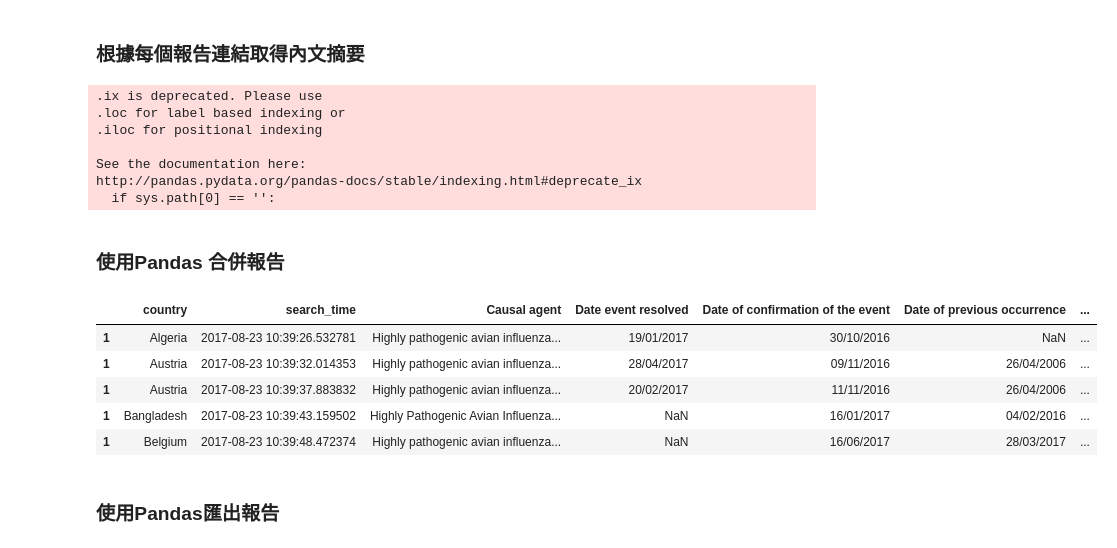
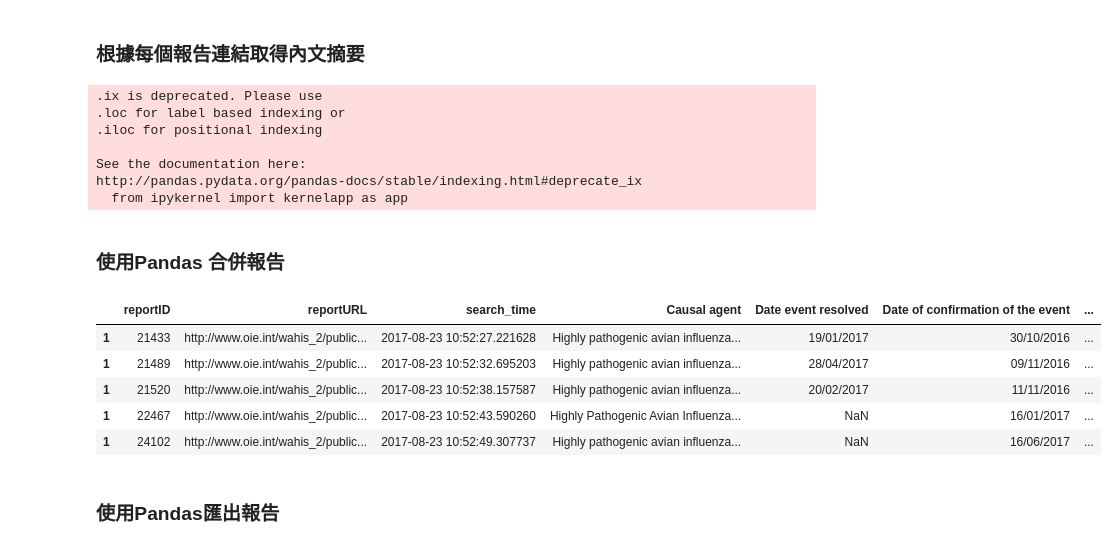
Before and after one commit to ywchiu/cdc_course, a Jupyter notebook: Demo20170823.ipynb, the cells around one changed output. Drawn from its saved outputs; the diff is of its cells as text; code cells hidden in the pictures.

```diff
--- a/Demo20170823.ipynb
+++ b/Demo20170823.ipynb
@@ -36,8 +36,11 @@ datetime.now()
 # %% [output]
 datetime.datetime(2017, 8, 23, 10, 38, 40, 709239)
 # %%
-def getReportDetail(reportURL):
-    res  = requests.get(reportURL)
+reportURL = 'http://www.oie.int/wahis_2/public/wahid.php/Reviewreport/Review?page_refer=MapFullEventReport&reportid={}'
+
+def getReportDetail(reportID):
+    url  = reportURL.format(reportID)
+    res  = requests.get(url)
     soup = BeautifulSoup(res.text, 'html.parser')
     country = soup.select('.Rap12-Subtitle')[0].contents[-1]
 
@@ -55,13 +58,18 @@ def getReportDetail(reportURL):
 
     # 增添抓取時間
     df['search_time'] = datetime.now()
+
+    #增添reportID
+    df['reportID']  = reportID
+
+    # 增添 reportURL
+    df['reportURL'] = url
     return df
 # %% [markdown]
 ### 根據每個報告連結取得內文摘要
 # %%
 import re
 
-reportURL = 'http://www.oie.int/wahis_2/public/wahid.php/Reviewreport/Review?page_refer=MapFullEventReport&reportid={}'
 
 cnt = 0
 report_ary = []
@@ -69,7 +77,7 @@ for link in alinks:
     if 'MapFullEventReport' in link['href']:
         # method 1: use split and strip
         reportid = link['href'].split(',',)[1].strip(');')
-        report_ary.append(getReportDetail(reportURL.format(reportid)))
+        report_ary.append(getReportDetail(reportid))
 
         # 當取得第五份報告時, 停止, 如果要取得所有報告, 就把下面程式碼拿掉
         cnt = cnt + 1
@@ -86,26 +94,26 @@ for link in alinks:
 
 See the documentation here:
 http://pandas.pydata.org/pandas-docs/stable/indexing.html#deprecate_ix
-  if sys.path[0] == '':
+  from ipykernel import kernelapp as app
 # %% [markdown]
 ### 使用Pandas 合併報告
 # %%
 reportdf = pandas.concat(report_ary)
 reportdf.columns
-reportdf = reportdf[(['country', 'search_time','Causal agent', 'Date event resolved',
+reportdf = reportdf[(['reportID', 'reportURL', 'search_time', 'Causal agent', 'Date event resolved',
        'Date of confirmation of the event', 'Date of previous occurrence',
        'Date of start of the event', 'Date submitted to OIE',
        'Manifestation of disease', 'Nature of diagnosis',
        'Reason for notification', 'Related reports', 'Report date',
-       'Report type', 'Serotype', 'This event pertains to'])]
+       'Report type', 'Serotype', 'This event pertains to', 'country'])]
 reportdf.head()
 # %% [output]
-|  | country | search_time | Causal agent | Date event resolved | Date of confirmation of the event | Date of previous occurrence | ... |
-| 1 | Algeria | 2017-08-23 10:39:26.532781 | Highly pathogenic avian influenza... | 19/01/2017 | 30/10/2016 | NaN | ... |
-| 1 | Austria | 2017-08-23 10:39:32.014353 | Highly pathogenic avian influenza... | 28/04/2017 | 09/11/2016 | 26/04/2006 | ... |
-| 1 | Austria | 2017-08-23 10:39:37.883832 | Highly pathogenic avian influenza... | 20/02/2017 | 11/11/2016 | 26/04/2006 | ... |
-| 1 | Bangladesh | 2017-08-23 10:39:43.159502 | Highly Pathogenic Avian Influenza... | NaN | 16/01/2017 | 04/02/2016 | ... |
-| 1 | Belgium | 2017-08-23 10:39:48.472374 | Highly pathogenic avian influenza... | NaN | 16/06/2017 | 28/03/2017 | ... |
+|  | reportID | reportURL | search_time | Causal agent | Date event resolved | Date of confirmation of the event | ... |
+| 1 | 21433 | http://www.oie.int/wahis_2/public... | 2017-08-23 10:52:27.221628 | Highly pathogenic avian influenza... | 19/01/2017 | 30/10/2016 | ... |
+| 1 | 21489 | http://www.oie.int/wahis_2/public... | 2017-08-23 10:52:32.695203 | Highly pathogenic avian influenza... | 28/04/2017 | 09/11/2016 | ... |
+| 1 | 21520 | http://www.oie.int/wahis_2/public... | 2017-08-23 10:52:38.157587 | Highly pathogenic avian influenza... | 20/02/2017 | 11/11/2016 | ... |
+| 1 | 22467 | http://www.oie.int/wahis_2/public... | 2017-08-23 10:52:43.590260 | Highly Pathogenic Avian Influenza... | NaN | 16/01/2017 | ... |
+| 1 | 24102 | http://www.oie.int/wahis_2/public... | 2017-08-23 10:52:49.307737 | Highly pathogenic avian influenza... | NaN | 16/06/2017 | ... |
 # %% [markdown]
 ### 使用Pandas匯出報告
 # %%
```
Also changed, not shown: parts of 59 cells of this notebook.
